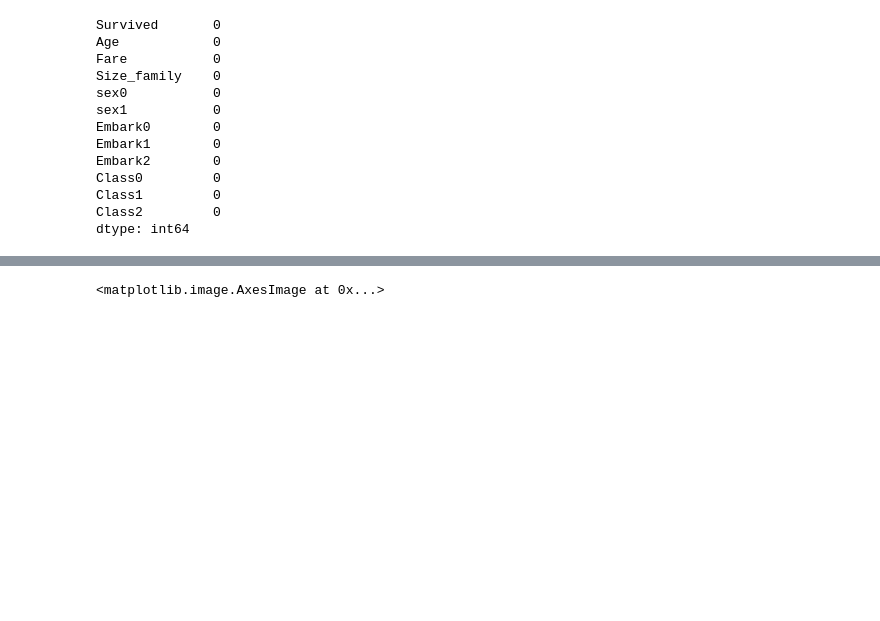
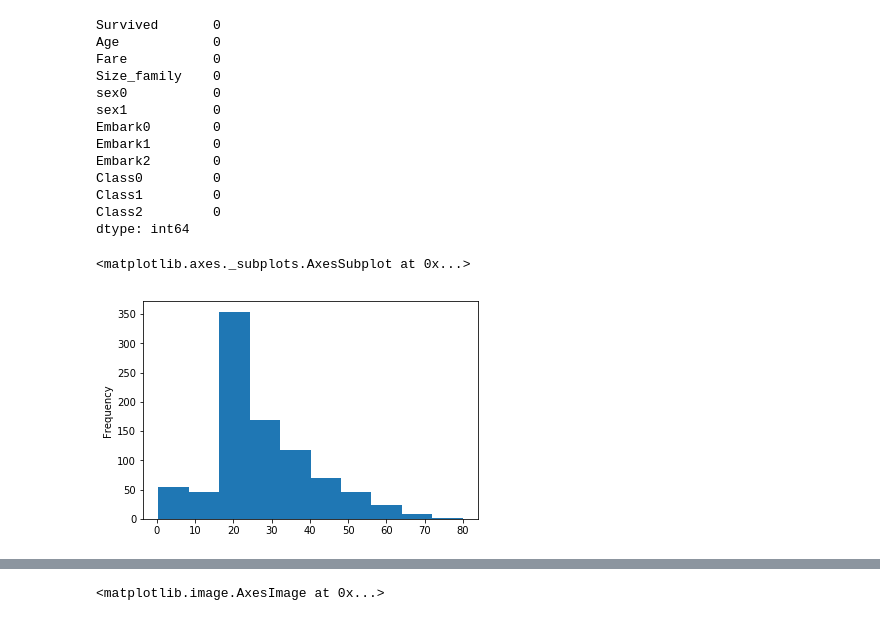
Before and after one commit to Jaquedonin/ProvaIA, a Jupyter notebook: Questao_Um/Questao_1.ipynb, the cells around one changed output, grey strips where cells are left out. Drawn from its saved outputs; the diff is of its cells as text; code cells hidden in the pictures; blank space fills up the shorter version.

```diff
--- a/Questao_Um/Questao_1.ipynb
+++ b/Questao_Um/Questao_1.ipynb
@@ -302,3 +302,8 @@ Class0         0
 Class1         0
 Class2         0
 dtype: int64
+# %%
+dataset_train['Age'].plot(kind='hist')
+# %% [output]
+<matplotlib.axes._subplots.AxesSubplot at 0x...>
+[figure, added]
```
Also changed, not shown: parts of 19 cells of this notebook, 8 other files.
